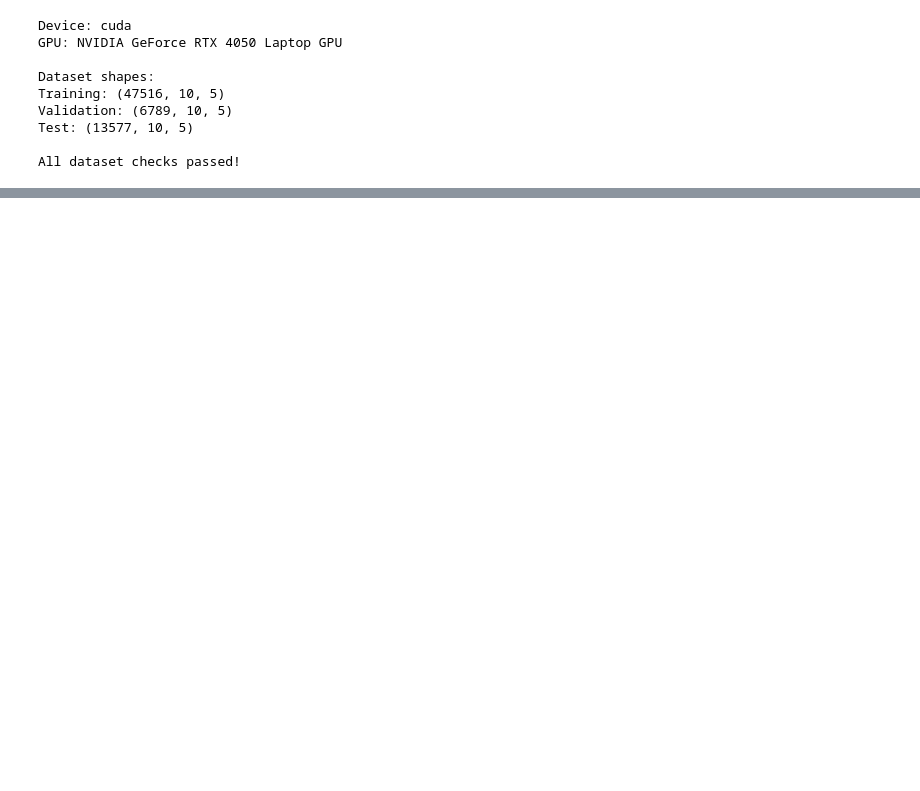
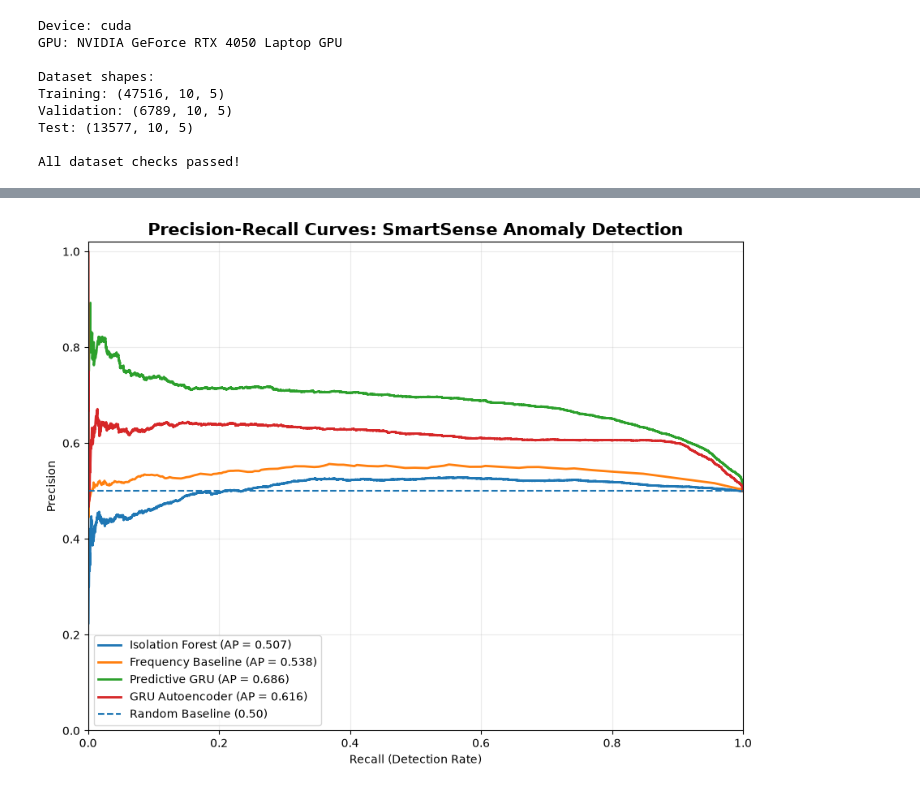
Before and after one commit to HarrisonWilliams123/data-mining-project, a Jupyter notebook: SmartSense_Anomaly_Detection.ipynb, the cells around one changed output, grey strips where cells are left out. Cells and saved outputs as stored; diff of their text form; code cells hidden in the pictures; blank space fills up the shorter version.

```diff
--- a/SmartSense_Anomaly_Detection.ipynb
+++ b/SmartSense_Anomaly_Detection.ipynb
@@ -72,0 +2758,84 @@ All dataset checks passed!
+# %%
+#Figure 2: Precision-recall curves
+
+import numpy as np
+import matplotlib.pyplot as plt
+
+from sklearn.metrics import (
+    precision_recall_curve,
+    average_precision_score
+)
+
+# Use frequency-informed synthetic anomaly dataset
+labels = y_eval_matched
+
+model_scores = {
+    "Isolation Forest": isolation_scores_matched,
+    "Frequency Baseline": frequency_scores_matched,
+    "Predictive GRU": gru_scores_matched,
+    "GRU Autoencoder": ae_scores_matched
+}
+
+fig, ax = plt.subplots(figsize=(9, 7))
+
+for model_name, scores in model_scores.items():
+
+    precision, recall, thresholds = precision_recall_curve(
+        labels,
+        scores
+    )
+
+    ap = average_precision_score(
+        labels,
+        scores
+    )
+
+    ax.plot(
+        recall,
+        precision,
+        linewidth=2,
+        label=f"{model_name} (AP = {ap:.3f})"
+    )
+
+# Baseline precision = anomaly prevalence
+baseline_precision = labels.mean()
+
+ax.axhline(
+    baseline_precision,
+    linestyle="--",
+    linewidth=1.5,
+    label=f"Random Baseline ({baseline_precision:.2f})"
+)
+
+ax.set_title(
+    "Precision-Recall Curves: SmartSense Anomaly Detection",
+    fontsize=15,
+    fontweight="bold"
+)
+
+ax.set_xlabel("Recall (Detection Rate)")
+ax.set_ylabel("Precision")
+
+ax.set_xlim(0, 1)
+ax.set_ylim(0, 1.02)
+
+ax.legend(loc="lower left")
+ax.grid(alpha=0.25)
+
+plt.tight_layout()
+
+output_path = (
+    FIGURE_DIR / "figure2_precision_recall_curves.png"
+)
+
+plt.savefig(
+    output_path,
+    dpi=300,
+    bbox_inches="tight"
+)
+
+plt.show()
+
+print("Figure saved to:", output_path)
+# %% [output]
+[figure, added]
```
Also changed, not shown: parts of 24 cells of this notebook, 5 other files.
